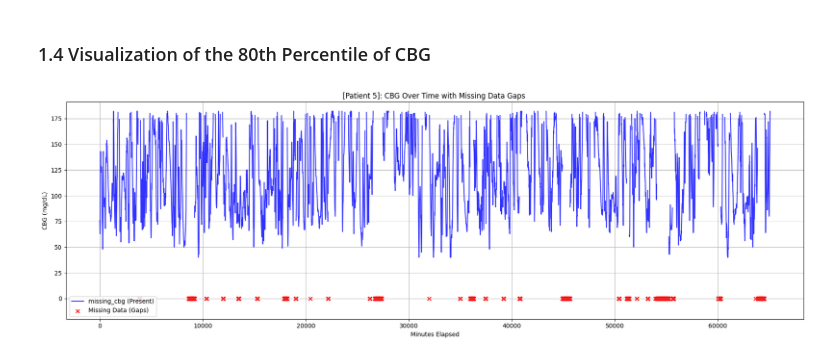
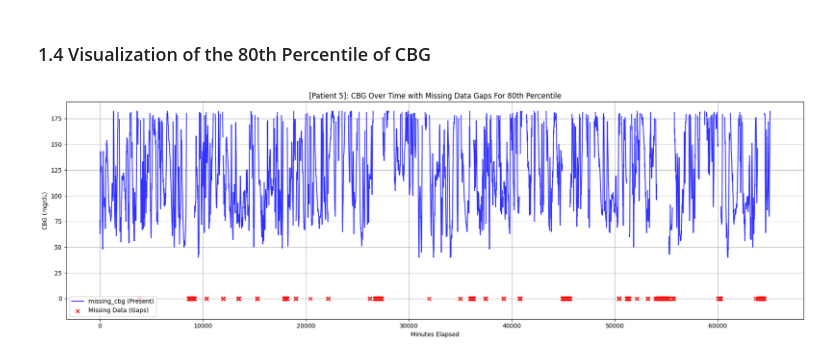
Before and after one commit to tudi72/2024_DIABETES_PROJECT, a Jupyter notebook: 2024_DDDM_pipeline.ipynb, the cells around one changed output. Drawn from its saved outputs; the diff is of its cells as text; code cells hidden in the pictures.

```diff
--- a/2024_DDDM_pipeline.ipynb
+++ b/2024_DDDM_pipeline.ipynb
@@ -125,18 +181,19 @@ visualizer.plot_corr_matrix_upper_triangle(corr_matrix)
 # %% [markdown]
 <h3> 1.4 Visualization of the 80th Percentile of CBG
 # %%
+
 visualizer.plot_with_scatter_missing_cbg(
         data=train_dict[0],             # plot train patient[0] from OHIO_2020
         x_column='minutes_elapsed',     # x-axis column for time
         y_column='cbg_80th',            # y-axis column CBG to be plotted
-        title=f'[Patient {index}]: CBG Over Time with Missing Data Gaps ',
+        title=f'[Patient {index}]: CBG Over Time with Missing Data Gaps For 80th Percentile',
         xlabel='Minutes Elapsed',
         ylabel='CBG (mg/dL)',
         line_color='blue',
         scatter_color='red',
         scatter_marker='x',
         ylim=(-20, None),
         alpha=0.8,
         grid=True)
 # %% [output]
-[figure, old version]
+[figure, new version]
```
Also changed, not shown: parts of 14 cells of this notebook, 3 other files.
